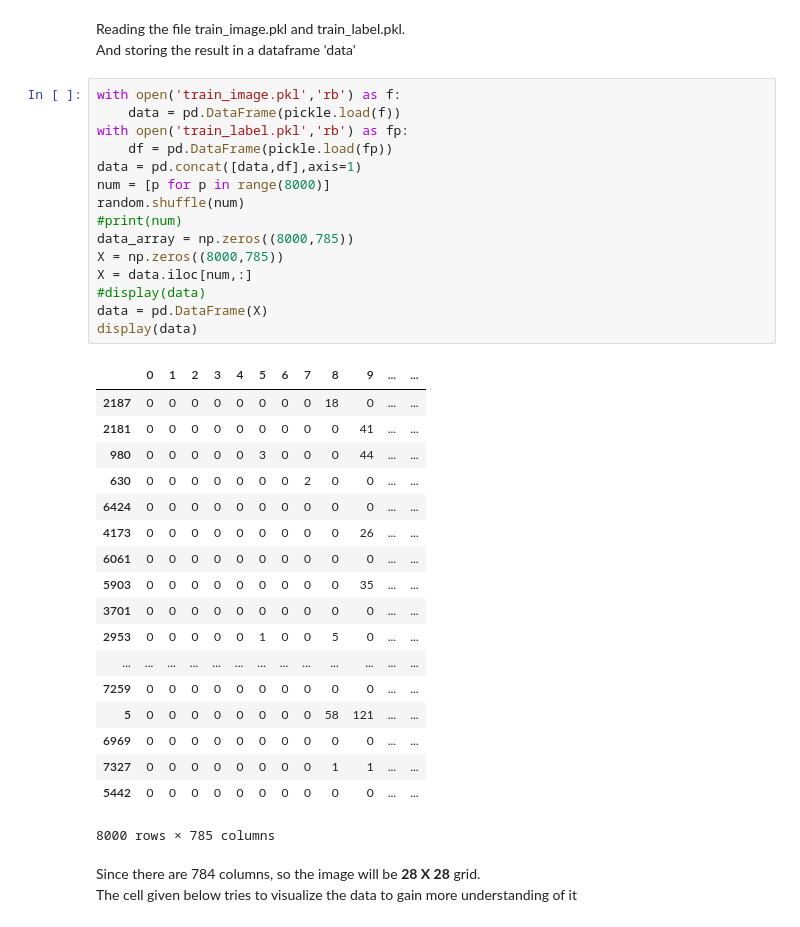
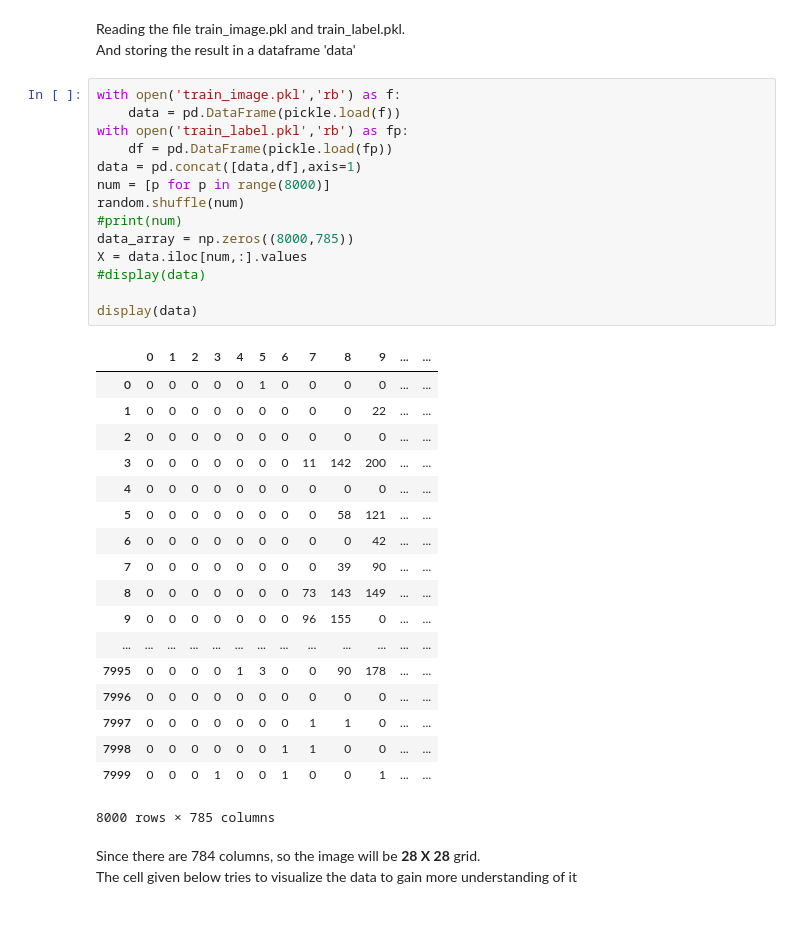
Before and after one commit to iamdeepti/MIDAS, a Jupyter notebook: cv_problem/Untitled.ipynb, the cells around one changed output. Cells and saved outputs as stored; diff of their text form.

```diff
--- a/cv_problem/Untitled.ipynb
+++ b/cv_problem/Untitled.ipynb
@@ -20,36 +20,35 @@ import random
 # %%
 with open('train_image.pkl','rb') as f:
     data = pd.DataFrame(pickle.load(f))
 with open('train_label.pkl','rb') as fp:
     df = pd.DataFrame(pickle.load(fp))
 data = pd.concat([data,df],axis=1)
 num = [p for p in range(8000)]
 random.shuffle(num)
 #print(num)
 data_array = np.zeros((8000,785))
-X = np.zeros((8000,785))
-X = data.iloc[num,:]
+X = data.iloc[num,:].values
 #display(data)
-data = pd.DataFrame(X)
+
 display(data)
 # %% [output]
 |  | 0 | 1 | 2 | 3 | 4 | 5 | 6 | 7 | 8 | 9 | ... | ... |
-| 2187 | 0 | 0 | 0 | 0 | 0 | 0 | 0 | 0 | 18 | 0 | ... | ... |
-| 2181 | 0 | 0 | 0 | 0 | 0 | 0 | 0 | 0 | 0 | 41 | ... | ... |
-| 980 | 0 | 0 | 0 | 0 | 0 | 3 | 0 | 0 | 0 | 44 | ... | ... |
-| 630 | 0 | 0 | 0 | 0 | 0 | 0 | 0 | 2 | 0 | 0 | ... | ... |
-| 6424 | 0 | 0 | 0 | 0 | 0 | 0 | 0 | 0 | 0 | 0 | ... | ... |
-| 4173 | 0 | 0 | 0 | 0 | 0 | 0 | 0 | 0 | 0 | 26 | ... | ... |
-| 6061 | 0 | 0 | 0 | 0 | 0 | 0 | 0 | 0 | 0 | 0 | ... | ... |
-| 5903 | 0 | 0 | 0 | 0 | 0 | 0 | 0 | 0 | 0 | 35 | ... | ... |
-| 3701 | 0 | 0 | 0 | 0 | 0 | 0 | 0 | 0 | 0 | 0 | ... | ... |
-| 2953 | 0 | 0 | 0 | 0 | 0 | 1 | 0 | 0 | 5 | 0 | ... | ... |
+| 0 | 0 | 0 | 0 | 0 | 0 | 1 | 0 | 0 | 0 | 0 | ... | ... |
+| 1 | 0 | 0 | 0 | 0 | 0 | 0 | 0 | 0 | 0 | 22 | ... | ... |
+| 2 | 0 | 0 | 0 | 0 | 0 | 0 | 0 | 0 | 0 | 0 | ... | ... |
+| 3 | 0 | 0 | 0 | 0 | 0 | 0 | 0 | 11 | 142 | 200 | ... | ... |
+| 4 | 0 | 0 | 0 | 0 | 0 | 0 | 0 | 0 | 0 | 0 | ... | ... |
+| 5 | 0 | 0 | 0 | 0 | 0 | 0 | 0 | 0 | 58 | 121 | ... | ... |
+| 6 | 0 | 0 | 0 | 0 | 0 | 0 | 0 | 0 | 0 | 42 | ... | ... |
+| 7 | 0 | 0 | 0 | 0 | 0 | 0 | 0 | 0 | 39 | 90 | ... | ... |
+| 8 | 0 | 0 | 0 | 0 | 0 | 0 | 0 | 73 | 143 | 149 | ... | ... |
+| 9 | 0 | 0 | 0 | 0 | 0 | 0 | 0 | 96 | 155 | 0 | ... | ... |
 | ... | ... | ... | ... | ... | ... | ... | ... | ... | ... | ... | ... | ... |
-| 7259 | 0 | 0 | 0 | 0 | 0 | 0 | 0 | 0 | 0 | 0 | ... | ... |
-| 5 | 0 | 0 | 0 | 0 | 0 | 0 | 0 | 0 | 58 | 121 | ... | ... |
-| 6969 | 0 | 0 | 0 | 0 | 0 | 0 | 0 | 0 | 0 | 0 | ... | ... |
-| 7327 | 0 | 0 | 0 | 0 | 0 | 0 | 0 | 0 | 1 | 1 | ... | ... |
-| 5442 | 0 | 0 | 0 | 0 | 0 | 0 | 0 | 0 | 0 | 0 | ... | ... |
+| 7995 | 0 | 0 | 0 | 0 | 1 | 3 | 0 | 0 | 90 | 178 | ... | ... |
+| 7996 | 0 | 0 | 0 | 0 | 0 | 0 | 0 | 0 | 0 | 0 | ... | ... |
+| 7997 | 0 | 0 | 0 | 0 | 0 | 0 | 0 | 1 | 1 | 0 | ... | ... |
+| 7998 | 0 | 0 | 0 | 0 | 0 | 0 | 1 | 1 | 0 | 0 | ... | ... |
+| 7999 | 0 | 0 | 0 | 1 | 0 | 0 | 1 | 0 | 0 | 1 | ... | ... |
 8000 rows × 785 columns
 # %% [markdown]
 <p> Since there are 784 columns, so the image will be <strong>28 X 28</strong> grid.<br/> The cell given below tries to visualize the data to gain more understanding of it </p>
```
Also changed, not shown: parts of 8 cells of this notebook.
